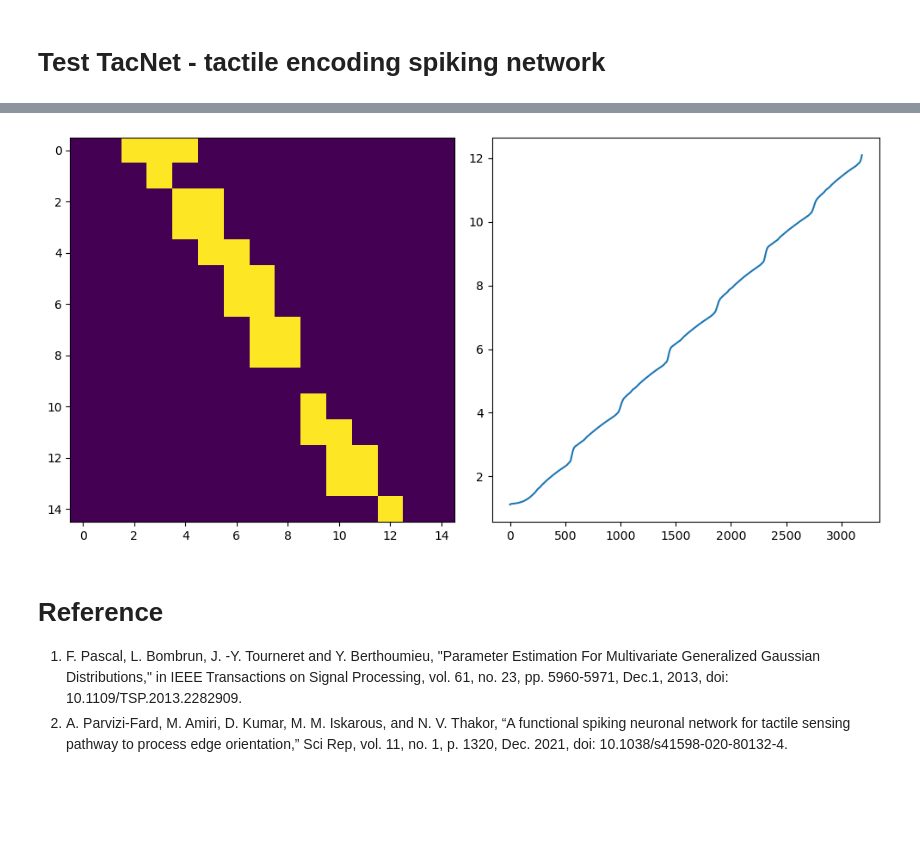
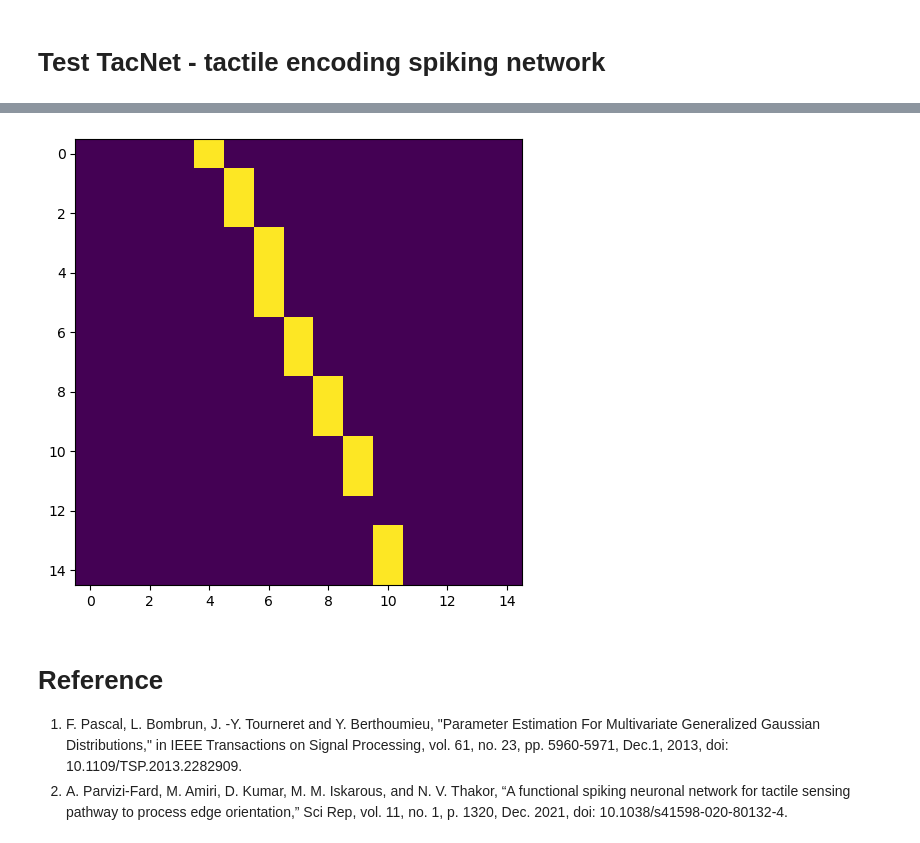
Before and after one commit to wngfra/tac3d, a Jupyter notebook: tacsense/brian_simulate.ipynb, the cells around one changed output, grey strips where cells are left out. Cells and saved outputs as stored; diff of their text form; code cells hidden in the pictures; blank space fills up the shorter version.

```diff
--- a/tacsense/brian_simulate.ipynb
+++ b/tacsense/brian_simulate.ipynb
@@ -19,12 +22,13 @@ dt = 1*ms
 
 # Load dataset
 dataset = np.load("../data/touch.pkl", allow_pickle=True)
-sensordata = dataset['round_site']['sensordata']
-orientations = dataset['round_site']['orientations']
+sensordata = dataset['sharp_site']['sensordata']
+orientations = dataset['sharp_site']['orientations']
 data = np.asarray(sensordata)
 
 # Convert values to spikes
-inputs = data.reshape(data.shape[0], -1)
+length, height, width = data.shape
+inputs = data.reshape(length, -1)
 inputs[inputs > 0] = 1.
 I = TimedArray(inputs*200*pA, dt=dt)
 if 'initiated' in locals():
@@ -34,9 +38,9 @@ else:
     initiated = True
 
 duration = I.values.shape[0]*dt
-num_neurons = [225, 15, 36]
+num_neurons = [height*width, 16, 36]
 model = TacNet(num_neurons)
-mons = model.run(I, duration, clean=True)
+mons = model.run(I, duration)
 
 # Plot results
 fig, axs = plt.subplots(7, 1, figsize=(20, 21))
@@ -50,11 +54,11 @@ axs[4].set_title('Syn23 X')
 plot_state(mons['StateMonitor_Syn23'].t,
             mons['StateMonitor_Syn23'].X.T, axes=axs[4])
 axs[5].set_title('Syn12 Connectivity')
-brian_plot(model.synapses['Syn12'], axes=axs[5])
+brian_plot(model.net['Syn12'], axes=axs[5])
 axs[6].set_title('Syn23 Final X')
 axs[6].set_xlabel('target neuron index')
 axs[6].set_ylabel('source neuron index')
-axs[6].imshow(model.synapses['Syn23'].X_[:].reshape(
+axs[6].imshow(model.net['Syn23'].X_[:].reshape(
     (num_neurons[1], num_neurons[2])))
 plt.tight_layout()
 plt.show()
@@ -85,11 +117,11 @@ RuntimeError: Project compilation failed (error code: 512). Consider running wit
 # %%
-fig, axs = plt.subplots(1, 2, figsize=(10, 5))
-axs[0].imshow(data[1000, :, :])
-axs[1].plot(orientations)
+fig, axs = plt.subplots(1, 1, figsize=(10, 5))
+axs.imshow(data[1010, :, :])
+# axs[1].plot(orientations)
 plt.tight_layout()
 plt.show()
 # %% [output]
-[figure, old version]
+[figure, new version]
 # %% [markdown]
 # Reference
 1. F. Pascal, L. Bombrun, J. -Y. Tourneret and Y. Berthoumieu, "Parameter Estimation For Multivariate Generalized Gaussian Distributions," in IEEE Transactions on Signal Processing, vol. 61, no. 23, pp. 5960-5971, Dec.1, 2013, doi: 10.1109/TSP.2013.2282909.
```
Also changed, not shown: parts of 4 cells of this notebook, 2 other files.
